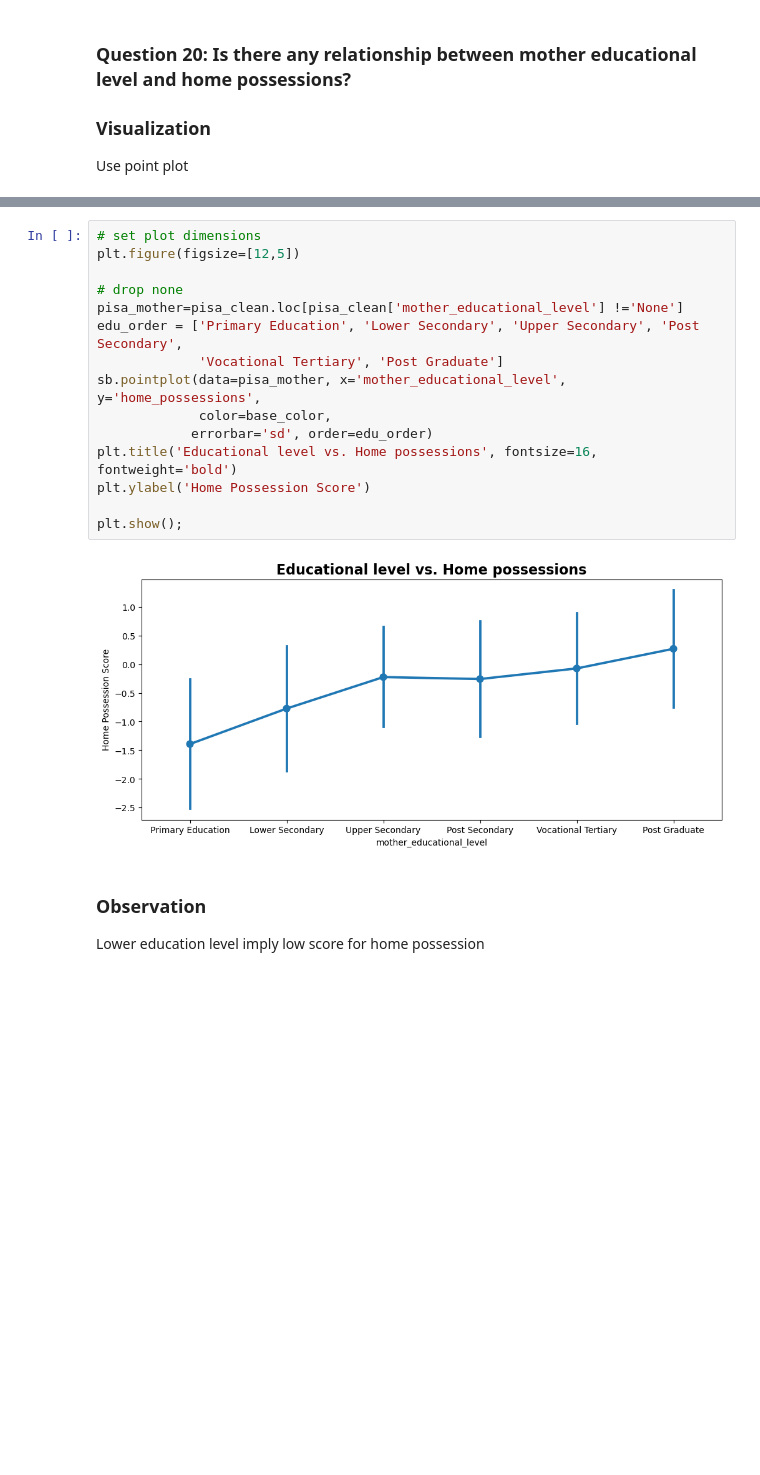
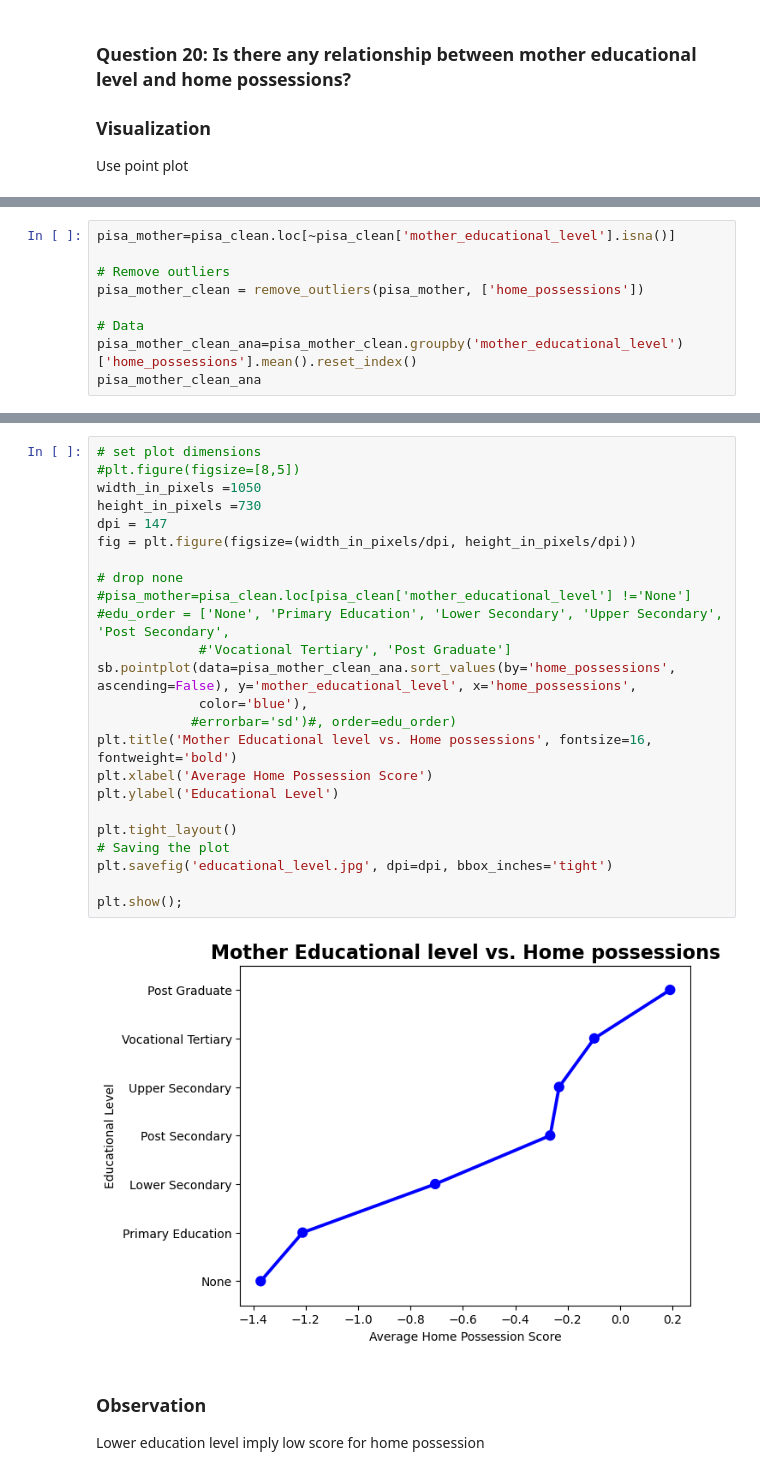
Before and after one commit to Daviedavie100/Pisa2012_data_analysis, a Jupyter notebook: Exploration.ipynb, the cells around one changed output, grey strips where cells are left out. Saved outputs shown, nothing was run; the diff lists cells and outputs as text; blank space fills up the shorter version.

```diff
--- a/Exploration.ipynb
+++ b/Exploration.ipynb
@@ -1952,0 +1945,9 @@ t_countries_ana=t_countries_clean.groupby('social_economic&cultural_index_status
+# %%
+pisa_mother=pisa_clean.loc[~pisa_clean['mother_educational_level'].isna()]
+
+# Remove outliers
+pisa_mother_clean = remove_outliers(pisa_mother, ['home_possessions'])
+
+# Data
+pisa_mother_clean_ana=pisa_mother_clean.groupby('mother_educational_level')['home_possessions'].mean().reset_index()
+pisa_mother_clean_ana
@@ -1953,20 +1963,29 @@ t_countries_ana=t_countries_clean.groupby('social_economic&cultural_index_status
 # %%
 # set plot dimensions
-plt.figure(figsize=[12,5])
+#plt.figure(figsize=[8,5])
+width_in_pixels =1050
+height_in_pixels =730
+dpi = 147
+fig = plt.figure(figsize=(width_in_pixels/dpi, height_in_pixels/dpi))
 
 # drop none
-pisa_mother=pisa_clean.loc[pisa_clean['mother_educational_level'] !='None']
-edu_order = ['Primary Education', 'Lower Secondary', 'Upper Secondary', 'Post Secondary',
-             'Vocational Tertiary', 'Post Graduate']
-sb.pointplot(data=pisa_mother, x='mother_educational_level', y='home_possessions',
-             color=base_color,
-            errorbar='sd', order=edu_order)
-plt.title('Educational level vs. Home possessions', fontsize=16, fontweight='bold')
-plt.ylabel('Home Possession Score')
+#pisa_mother=pisa_clean.loc[pisa_clean['mother_educational_level'] !='None']
+#edu_order = ['None', 'Primary Education', 'Lower Secondary', 'Upper Secondary', 'Post Secondary',
+             #'Vocational Tertiary', 'Post Graduate']
+sb.pointplot(data=pisa_mother_clean_ana.sort_values(by='home_possessions', ascending=False), y='mother_educational_level', x='home_possessions',
+             color='blue'),
+            #errorbar='sd')#, order=edu_order)
+plt.title('Mother Educational level vs. Home possessions', fontsize=16, fontweight='bold')
+plt.xlabel('Average Home Possession Score')
+plt.ylabel('Educational Level')
+
+plt.tight_layout()
+# Saving the plot
+plt.savefig('educational_level.jpg', dpi=dpi, bbox_inches='tight')
 
 plt.show();
 # %% [output]
-[figure, old version]
+[figure, new version]
 # %% [markdown]
 ### Observation
 
```
Also changed, not shown: parts of 21 cells of this notebook.
